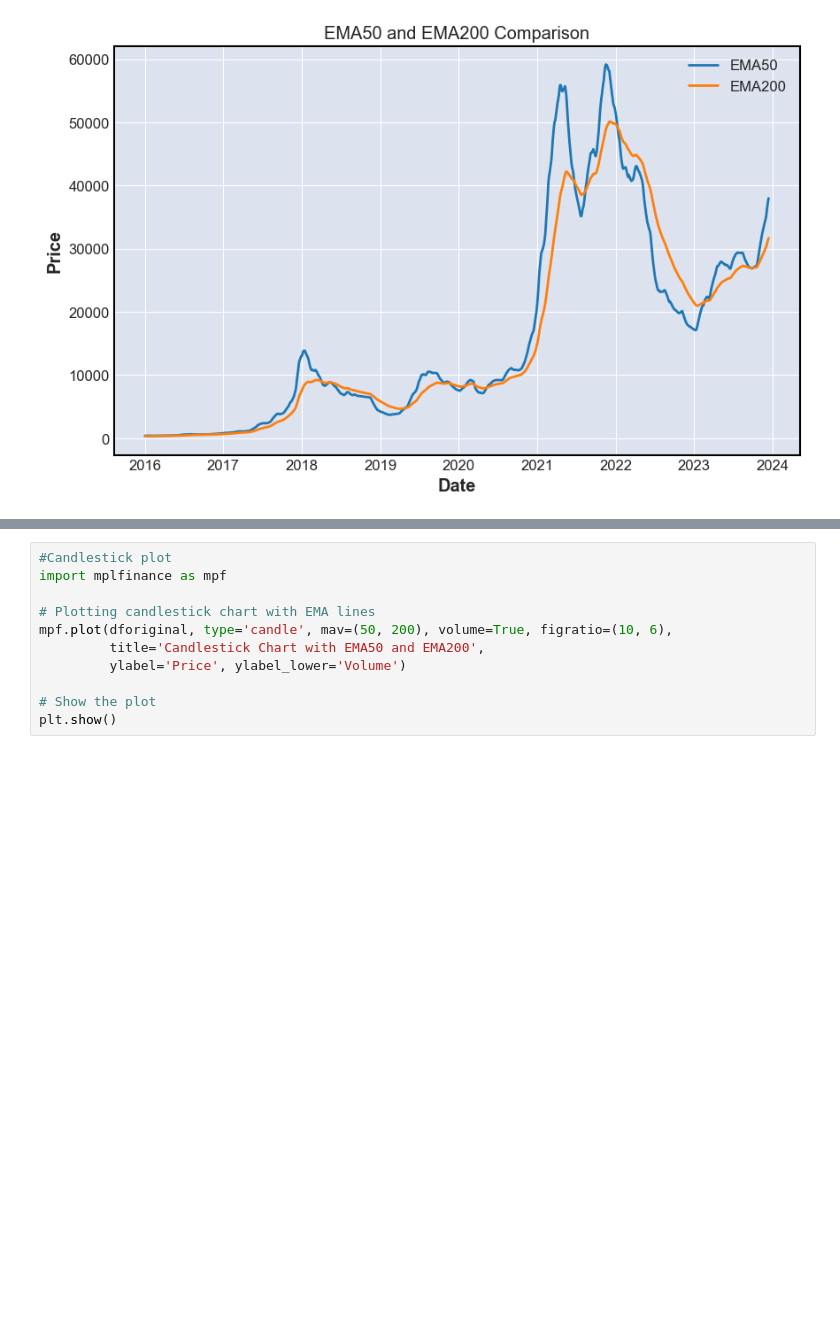
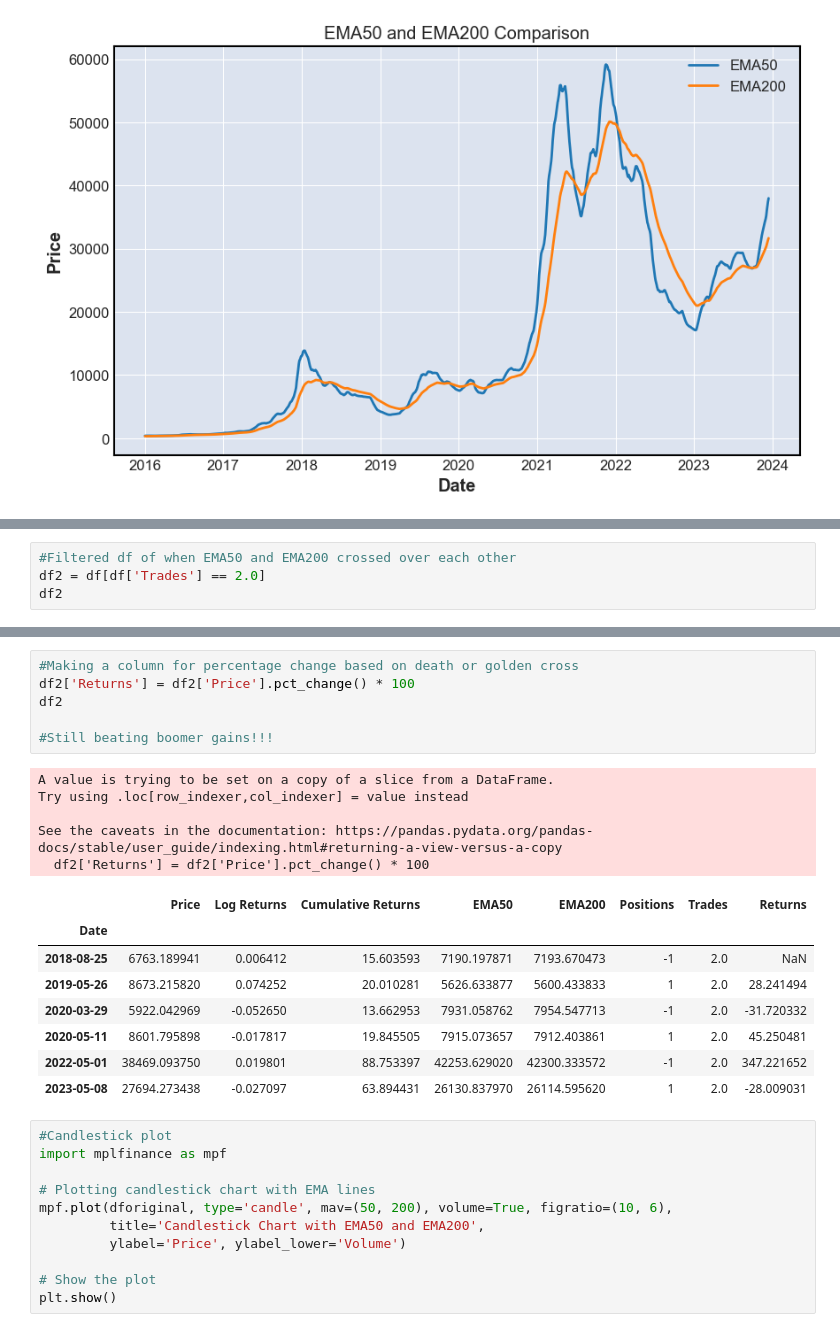
Before and after one commit to bamarasingam/btc_strats_basic, a Jupyter notebook: EMAs.ipynb, the cells around one changed output, grey strips where cells are left out. Drawn from its saved outputs; the diff is of its cells as text; blank space fills up the shorter version.

```diff
--- a/EMAs.ipynb
+++ b/EMAs.ipynb
@@ -230,0 +219,4 @@ df[df['Trades'] == 2.0]
+# %%
+#Filtered df of when EMA50 and EMA200 crossed over each other
+df2 = df[df['Trades'] == 2.0]
+df2
@@ -231,3 +232,23 @@ df[df['Trades'] == 2.0]
+# %%
+#Making a column for percentage change based on death or golden cross
+df2['Returns'] = df2['Price'].pct_change() * 100
+df2
+
+#Still beating boomer gains!!!
+# %% [output]
+A value is trying to be set on a copy of a slice from a DataFrame.
+Try using .loc[row_indexer,col_indexer] = value instead
+
+See the caveats in the documentation: https://pandas.pydata.org/pandas-docs/stable/user_guide/indexing.html#returning-a-view-versus-a-copy
+  df2['Returns'] = df2['Price'].pct_change() * 100
+|  | Price | Log Returns | Cumulative Returns | EMA50 | EMA200 | Positions | Trades | Returns |
+| Date |  |  |  |  |  |  |  |  |
+| 2018-08-25 | 6763.189941 | 0.006412 | 15.603593 | 7190.197871 | 7193.670473 | -1 | 2.0 | NaN |
+| 2019-05-26 | 8673.215820 | 0.074252 | 20.010281 | 5626.633877 | 5600.433833 | 1 | 2.0 | 28.241494 |
+| 2020-03-29 | 5922.042969 | -0.052650 | 13.662953 | 7931.058762 | 7954.547713 | -1 | 2.0 | -31.720332 |
+| 2020-05-11 | 8601.795898 | -0.017817 | 19.845505 | 7915.073657 | 7912.403861 | 1 | 2.0 | 45.250481 |
+| 2022-05-01 | 38469.093750 | 0.019801 | 88.753397 | 42253.629020 | 42300.333572 | -1 | 2.0 | 347.221652 |
+| 2023-05-08 | 27694.273438 | -0.027097 | 63.894431 | 26130.837970 | 26114.595620 | 1 | 2.0 | -28.009031 |
 # %%
 #Candlestick plot
 import mplfinance as mpf
```
Also changed, not shown: parts of 16 cells of this notebook.
